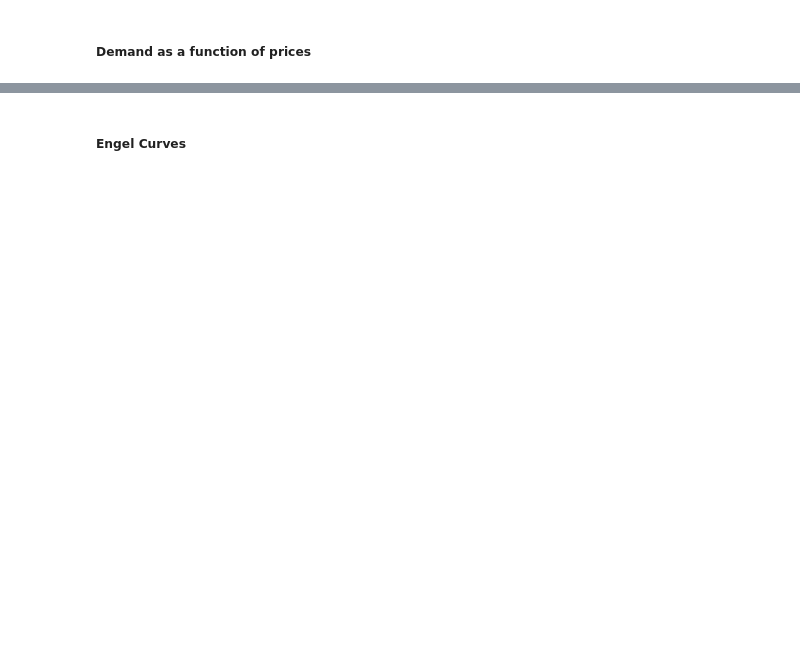
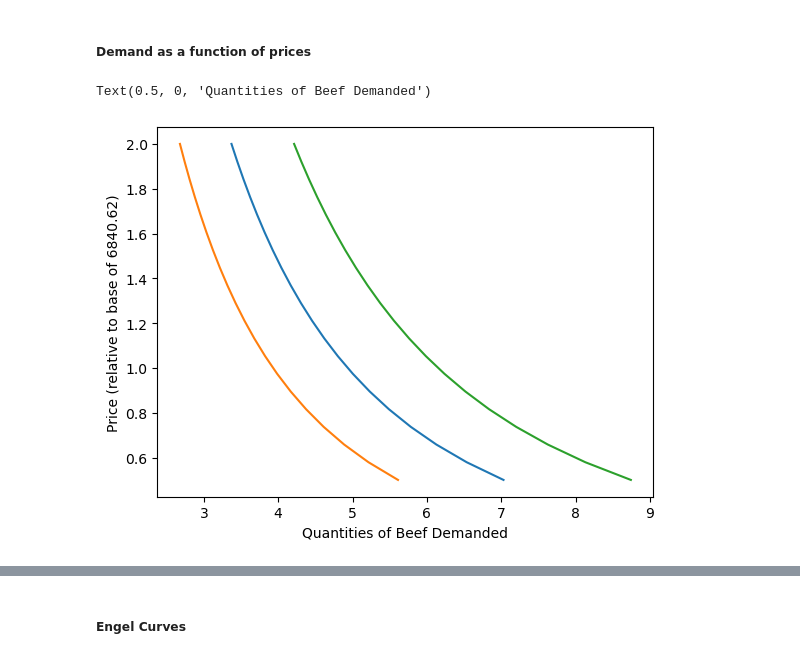
Before and after one commit to JackPollard4/Project-3-, a Jupyter notebook: Jack Uganda Document.ipynb, the cells around one changed output, grey strips where cells are left out. Saved outputs shown, nothing was run; the diff lists cells and outputs as text; code cells hidden in the pictures; blank space fills up the shorter version.

```diff
--- a/Jack Uganda Document.ipynb
+++ b/Jack Uganda Document.ipynb
@@ -771,7 +771,8 @@ xref = xbar.quantile(0.5)  # Household at 0.5 quantile is median
 common_goods = pbar.index.intersection(result.beta.index)
 pbar = pbar.loc[common_goods].fillna(1)
 #pbar = p.mean(axis=0)
-pbar = pbar[result.beta.index] # Only use prices for goods we can estimate
+pbar = pbar.reindex(result.beta.index, fill_value=1)
+ # Only use prices for goods we can estimate
 
 # Replace missing prices with 1 (this is because they're best measured in expenditures)
 pbar = pbar.replace(np.nan,1)
@@ -846,5 +845,27 @@ Missing goods: {'Maize (cobs)', 'Ground Nuts (shelled)', 'Eggplant', 'Beans (fre
 # %% [markdown]
 ##### Demand as a function of prices
+# %%
+# Ensure pbar is aligned and complete
+pbar = pbar.reindex(result.beta.index, fill_value=1)
+
+use = 'Beef'
+scale = np.linspace(.5, 2, 20)
+
+# Helper function to safely compute demands
+def get_demand(x, good, scale_factor):
+    p_scaled = my_prices(pbar[good] * scale_factor, good, pbar)
+    demand = result.demands(x, p_scaled)
+    return demand[good]
+
+plt.plot([get_demand(xref, use, s) for s in scale], scale)
+plt.plot([get_demand(xbar.quantile(0.25), use, s) for s in scale], scale)
+plt.plot([get_demand(xbar.quantile(0.75), use, s) for s in scale], scale)
+
+plt.ylabel(f"Price (relative to base of {pbar[use]:.2f})")
+plt.xlabel(f"Quantities of {use} Demanded")
+# %% [output]
+Text(0.5, 0, 'Quantities of Beef Demanded')
+[figure, added]
 # %%
 import matplotlib.pyplot as plt
 %matplotlib inline
```
Also changed, not shown: parts of 8 cells of this notebook.
